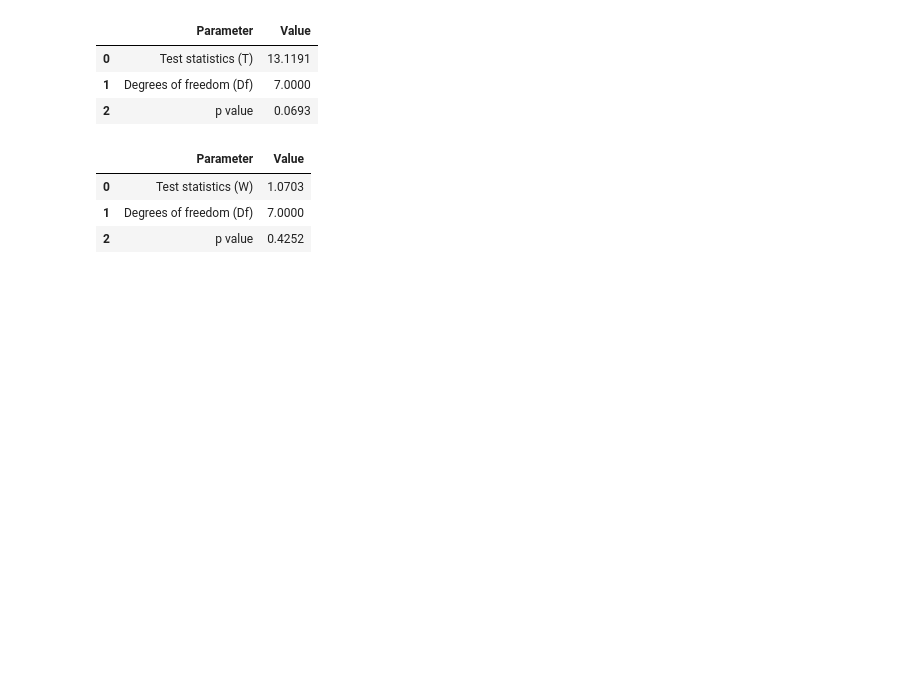
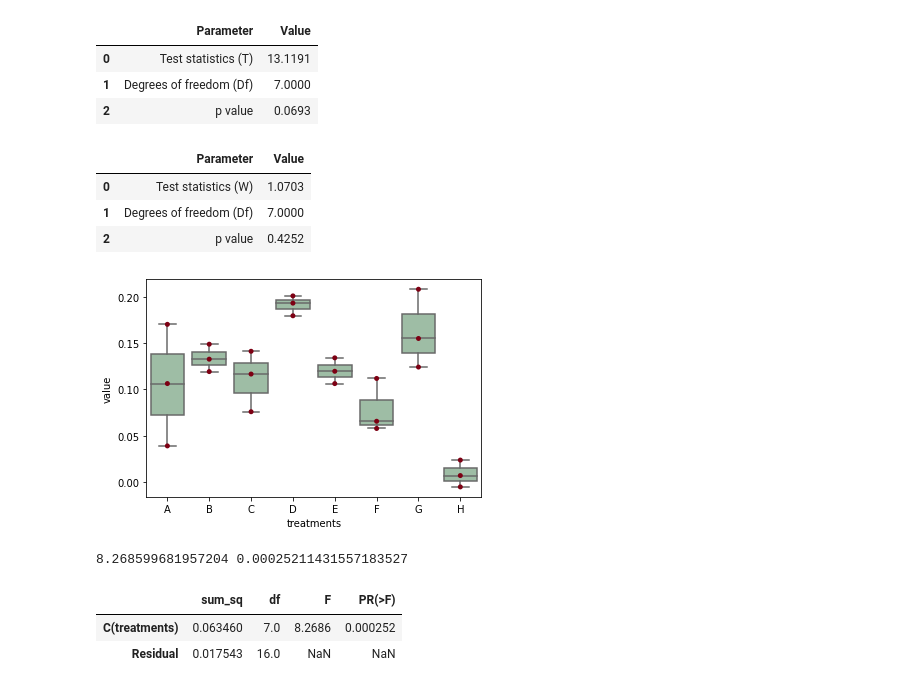
Before and after one commit to rman1061/Avocado, a Jupyter notebook: Copy_of_Statistical_Analysis.ipynb, the cells around one changed output. Drawn from its saved outputs; the diff is of its cells as text; code cells hidden in the pictures; blank space fills up the shorter version.

```diff
--- a/Copy_of_Statistical_Analysis.ipynb
+++ b/Copy_of_Statistical_Analysis.ipynb
@@ -1786,3 +1786,37 @@ res.levene_summary
 | 0 | Test statistics (W) | 1.0703 |
 | 1 | Degrees of freedom (Df) | 7.0000 |
 | 2 | p value | 0.4252 |
+# %%
+import pandas as pd
+# load data file
+df = pd.read_csv("/content/89 116 RM.txt", sep="\t")
+# reshape the d dataframe suitable for statsmodels package
+# %%
+# reshape the d dataframe suitable for statsmodels package
+df_melt = pd.melt(df.reset_index(), id_vars=['index'], value_vars=['A', 'B', 'C', 'D','E','F','G','H'])
+# replace column names
+df_melt.columns = ['index', 'treatments', 'value']
+
+#A = vehicle
+#B = 0.01
+#C = 0.1
+#D= 0.5
+#E= 1
+#F= 5
+#G = 10
+#H = 50
+# %%
+import matplotlib.pyplot as plt
+import seaborn as sns
+ax = sns.boxplot(x='treatments', y='value', data=df_melt, color='#99c2a2')
+ax = sns.swarmplot(x="treatments", y="value", data=df_melt, color='#7d0013')
+plt.show()
+# %% [output]
+[figure, added]
+# %%
+import scipy.stats as stats
+# stats f_oneway functions takes the groups as input and returns ANOVA F and p value
+fvalue, pvalue = stats.f_oneway(df['A'], df['B'], df['C'], df['D'],df['E'],df['F'],df['G'],df['H'])
+print(fvalue, pvalue)
+# %% [output]
+8.268599681957204 0.00025211431557183527
@@ -1788,0 +1826,8 @@ res.levene_summary
+# %%
+model = ols('value ~ C(treatments)', data=df_melt).fit()
+anova_table = sm.stats.anova_lm(model, typ=2)
+anova_table
+# %% [output]
+|  | sum_sq | df | F | PR(>F) |
+| C(treatments) | 0.063460 | 7.0 | 8.2686 | 0.000252 |
+| Residual | 0.017543 | 16.0 | NaN | NaN |
```
Also changed, not shown: parts of 8 cells of this notebook.
